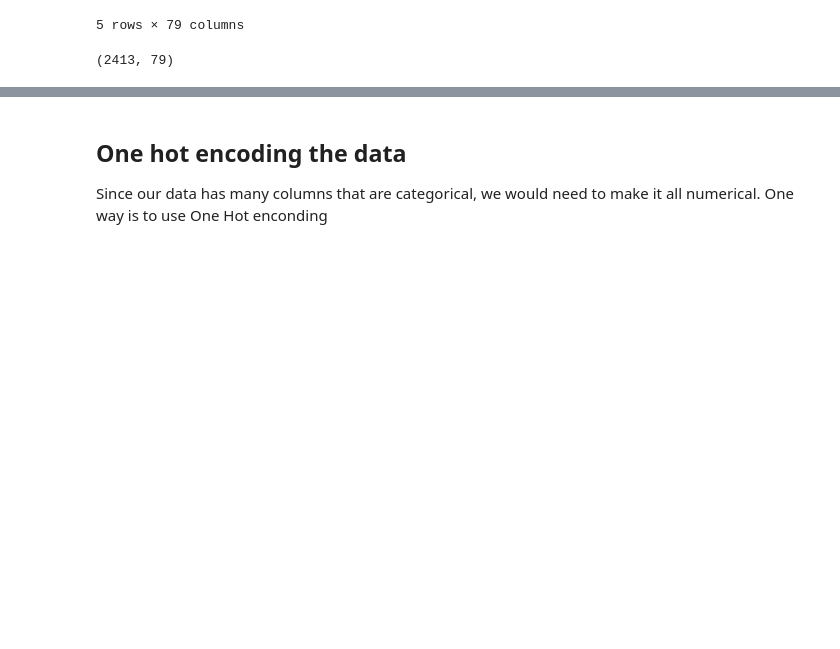
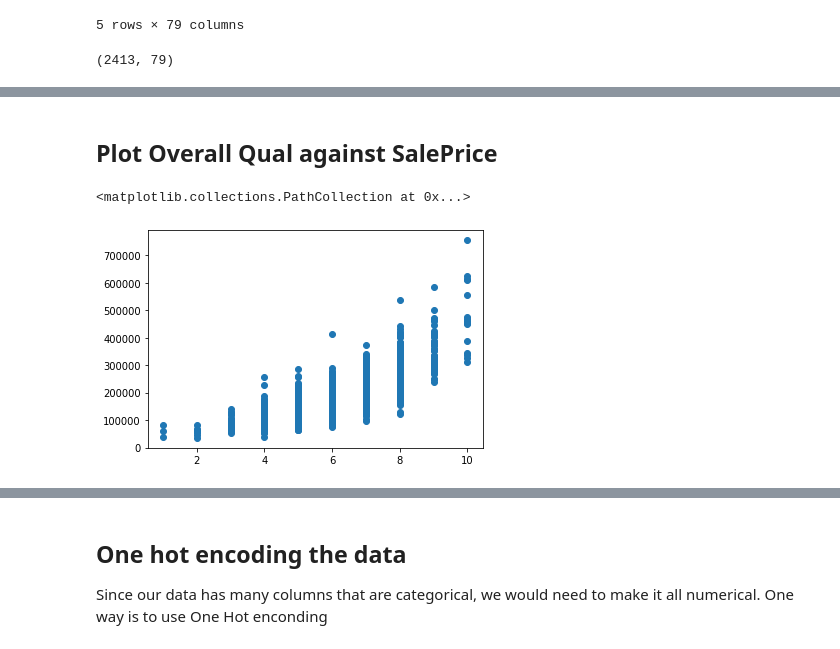
Before and after one commit to bipindr123/ML_workshop, a Jupyter notebook: workshop_demo1.ipynb, the cells around one changed output, grey strips where cells are left out. Drawn from its saved outputs; the diff is of its cells as text; code cells hidden in the pictures; blank space fills up the shorter version.

```diff
--- a/workshop_demo1.ipynb
+++ b/workshop_demo1.ipynb
@@ -99,0 +147,7 @@ dataframe.shape
+# %% [markdown]
+## Plot Overall Qual against SalePrice
+# %%
+plt.scatter(dataframe['Overall Qual'],dataframe['SalePrice'])
+# %% [output]
+<matplotlib.collections.PathCollection at 0x...>
+[figure, added]
```
Also changed, not shown: parts of 13 cells of this notebook.
